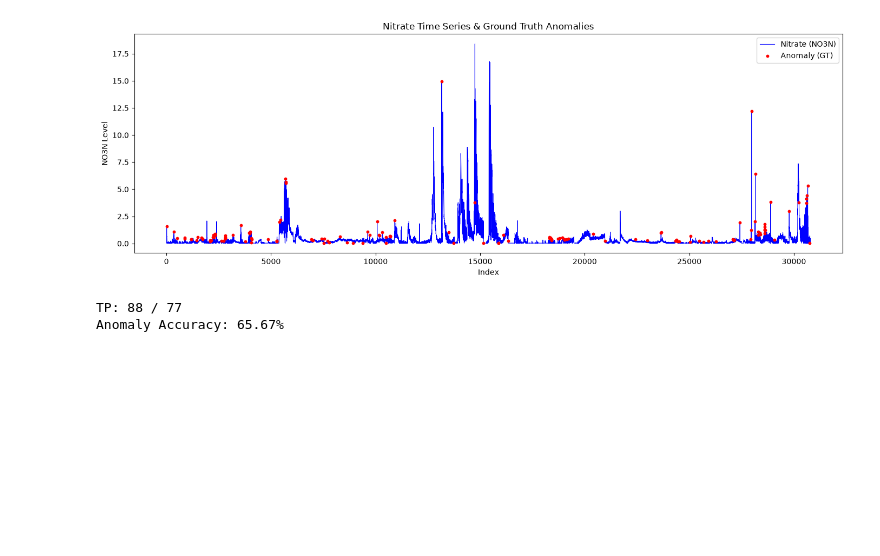
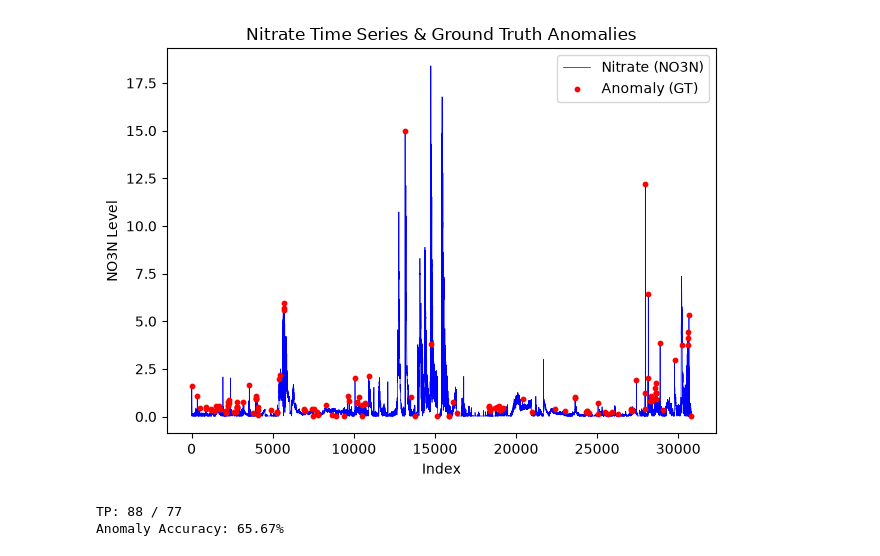
Before and after one commit to Leo-TK1/CSCI6840-Homework-2, a Jupyter notebook: workbook.ipynb, the cells around one changed output. Cells and saved outputs as stored; diff of their text form; code cells hidden in the pictures; blank space fills up the shorter version.

```diff
--- a/workbook.ipynb
+++ b/workbook.ipynb
@@ -6,25 +6,22 @@ import pandas as pd
 # load csv file
 df = pd.read_csv('nitrate.csv',header=0)
 # %%
-import matplotlib.pyplot as plt
+#plt.figure(figsize=(14, 5))
 
-plt.figure(figsize=(14, 5))
-
-# Plot continuous line without individual point markers
-plt.plot(df['NO3N'], label='Nitrate (NO3N)', color='blue', linewidth=0.8)
+plt.plot(df['NO3N'], label='Nitrate (NO3N)', color='blue', linewidth=0.5)
 
 # Overlay ground-truth anomalies as a light scatter layer
 anomalies = df[df['Student_Flag'] == 1]
 plt.scatter(anomalies.index, anomalies['NO3N'], color='red', s=10, label='Anomaly (GT)', zorder=3)
 
 plt.xlabel('Index')
 plt.ylabel('NO3N Level')
 plt.title('Nitrate Time Series & Ground Truth Anomalies')
 plt.legend()
 plt.tight_layout()
 plt.show()
 # %% [output]
-[figure, old version]
+[figure, new version]
 # %%
 W = 2000  # Window size
 q = 95    # Percentile threshold
```
